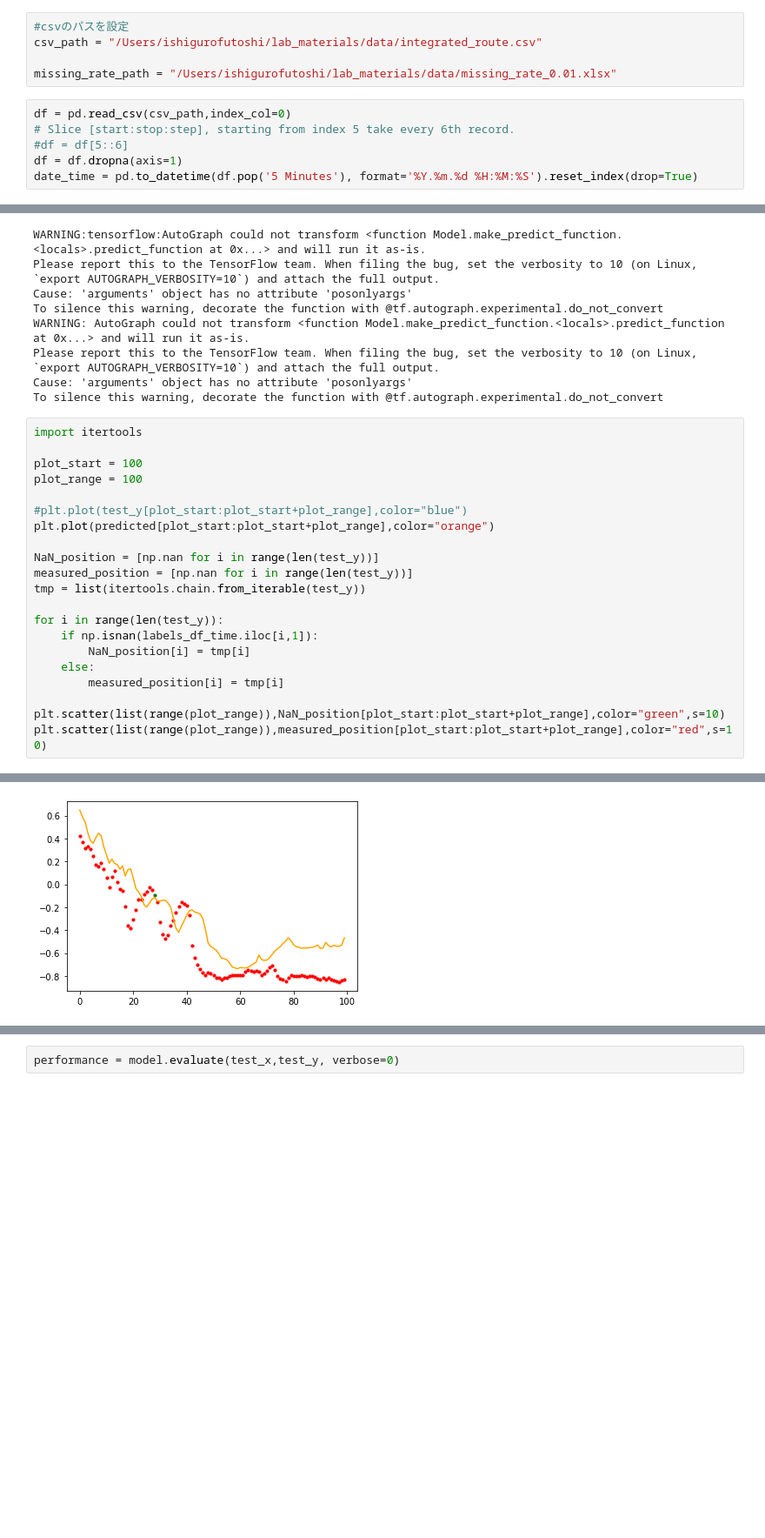
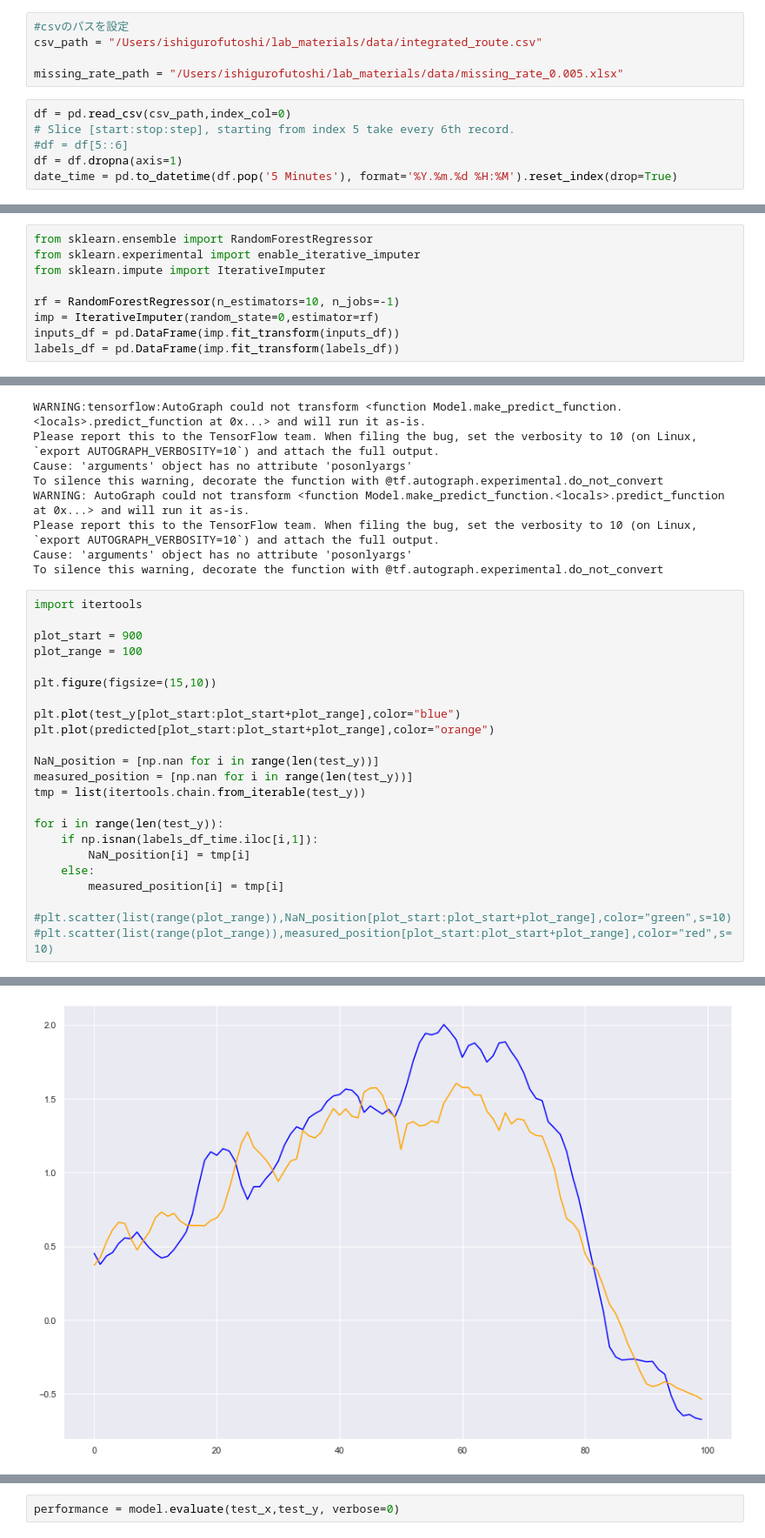
Before and after one commit to futoshi-ishiguro/pems_prediction, a Jupyter notebook: target_missing/target_missing-missing_rate_MICE.ipynb, the cells around one changed output, grey strips where cells are left out. Shown at 87% size. Cells and saved outputs as stored; diff of their text form; blank space fills up the shorter version.

```diff
--- a/target_missing/target_missing-missing_rate_MICE.ipynb
+++ b/target_missing/target_missing-missing_rate_MICE.ipynb
@@ -12,13 +13,13 @@ import matplotlib.pyplot as plt
 #csvのパスを設定
 csv_path = "/Users/ishigurofutoshi/lab_materials/data/integrated_route.csv"
 
-missing_rate_path = "/Users/ishigurofutoshi/lab_materials/data/missing_rate_0.01.xlsx"
+missing_rate_path = "/Users/ishigurofutoshi/lab_materials/data/missing_rate_0.005.xlsx"
 # %%
 df = pd.read_csv(csv_path,index_col=0)
 # Slice [start:stop:step], starting from index 5 take every 6th record.
 #df = df[5::6]
 df = df.dropna(axis=1)
-date_time = pd.to_datetime(df.pop('5 Minutes'), format='%Y.%m.%d %H:%M:%S').reset_index(drop=True)
+date_time = pd.to_datetime(df.pop('5 Minutes'), format='%Y.%m.%d %H:%M').reset_index(drop=True)
 # %%
 target = "78"
 n_input = 10
@@ -137,3 +156,12 @@ labels_df = pd.DataFrame(imp.fit_transform(labels_df))
+# %%
+from sklearn.ensemble import RandomForestRegressor
+from sklearn.experimental import enable_iterative_imputer
+from sklearn.impute import IterativeImputer
+
+rf = RandomForestRegressor(n_estimators=10, n_jobs=-1)
+imp = IterativeImputer(random_state=0,estimator=rf)
+inputs_df = pd.DataFrame(imp.fit_transform(inputs_df))
+labels_df = pd.DataFrame(imp.fit_transform(labels_df))
 # %%
 inputs_df
 # %% [output]
@@ -244,10 +269,12 @@ To silence this warning, decorate the function with @tf.autograph.experimental.d
 # %%
 import itertools
 
-plot_start = 100
+plot_start = 900
 plot_range = 100
 
-#plt.plot(test_y[plot_start:plot_start+plot_range],color="blue")
+plt.figure(figsize=(15,10))
+
+plt.plot(test_y[plot_start:plot_start+plot_range],color="blue")
 plt.plot(predicted[plot_start:plot_start+plot_range],color="orange")
 
 NaN_position = [np.nan for i in range(len(test_y))]
@@ -260,6 +287,6 @@ for i in range(len(test_y)):
     else:
         measured_position[i] = tmp[i]
 
-plt.scatter(list(range(plot_range)),NaN_position[plot_start:plot_start+plot_range],color="green",s=10)
-plt.scatter(list(range(plot_range)),measured_position[plot_start:plot_start+plot_range],color="red",s=10)
+#plt.scatter(list(range(plot_range)),NaN_position[plot_start:plot_start+plot_range],color="green",s=10)
+#plt.scatter(list(range(plot_range)),measured_position[plot_start:plot_start+plot_range],color="red",s=10)
 # %% [output]
@@ -267 +293 @@ plt.scatter(list(range(plot_range)),measured_position[plot_start:plot_start+plot
-[figure, old version]
+[figure, new version]
```
Also changed, not shown: parts of 16 cells of this notebook.
